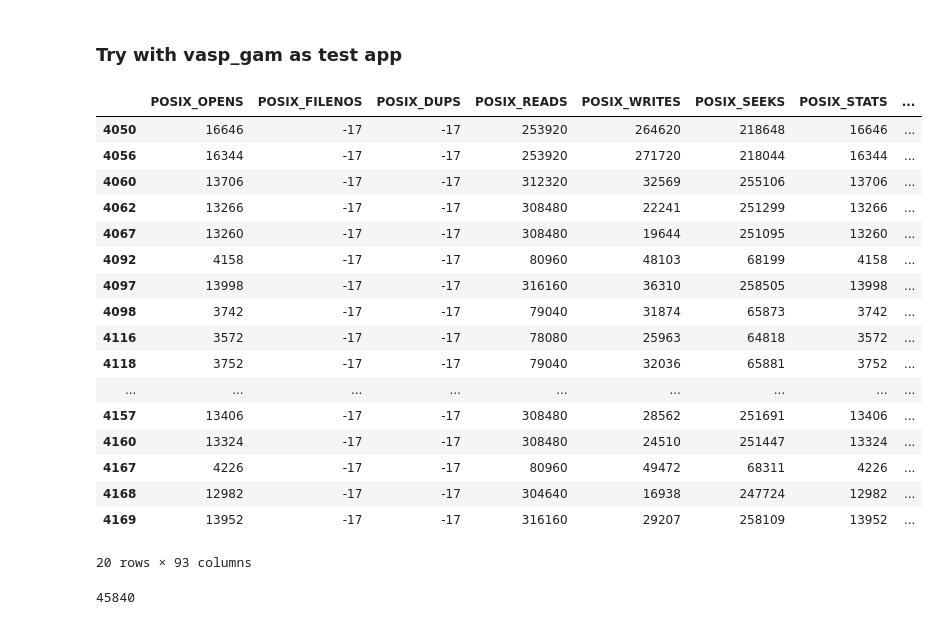
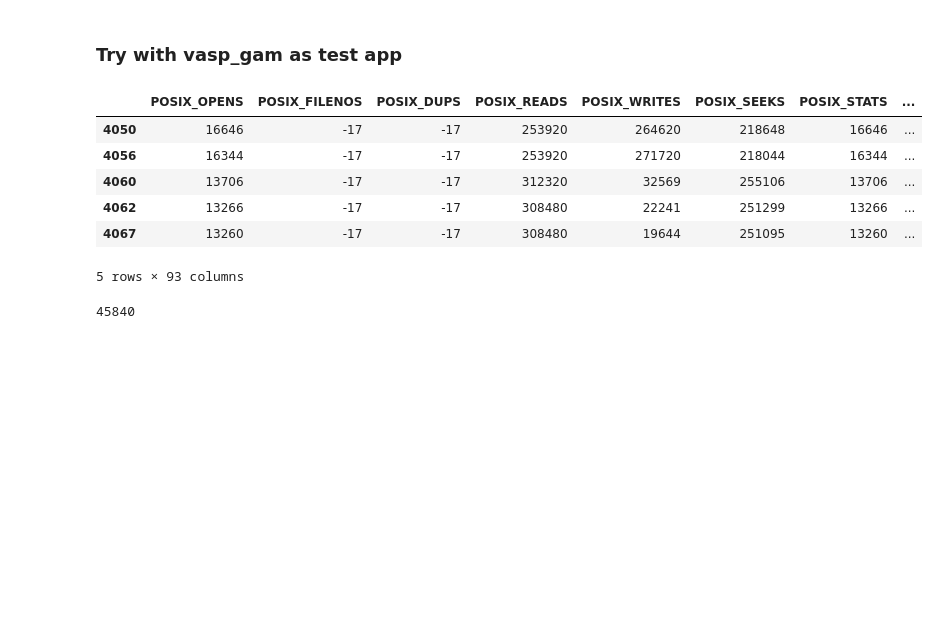
Before and after one commit to arcturus5340/IOTransferLearning, a Jupyter notebook: preprocessing/Blue_Waters_remove_dups.ipynb, the cells around one changed output. Saved outputs shown, nothing was run; the diff lists cells and outputs as text; code cells hidden in the pictures; blank space fills up the shorter version.

```diff
--- a/preprocessing/Blue_Waters_remove_dups.ipynb
+++ b/preprocessing/Blue_Waters_remove_dups.ipynb
@@ -13,26 +13,15 @@ df_no_time = pd.read_csv(Path(r"../data/blue_waters_posix_with_paths_no_negative
 ### Try with vasp_gam as test app
 # %%
 test_app = df_no_time[df_no_time.exe.str.strip() == 'vasp_gam']
-test_app.head(20)
+test_app.head()
 # %% [output]
 |  | POSIX_OPENS | POSIX_FILENOS | POSIX_DUPS | POSIX_READS | POSIX_WRITES | POSIX_SEEKS | POSIX_STATS | ... |
 | 4050 | 16646 | -17 | -17 | 253920 | 264620 | 218648 | 16646 | ... |
 | 4056 | 16344 | -17 | -17 | 253920 | 271720 | 218044 | 16344 | ... |
 | 4060 | 13706 | -17 | -17 | 312320 | 32569 | 255106 | 13706 | ... |
 | 4062 | 13266 | -17 | -17 | 308480 | 22241 | 251299 | 13266 | ... |
 | 4067 | 13260 | -17 | -17 | 308480 | 19644 | 251095 | 13260 | ... |
-| 4092 | 4158 | -17 | -17 | 80960 | 48103 | 68199 | 4158 | ... |
-| 4097 | 13998 | -17 | -17 | 316160 | 36310 | 258505 | 13998 | ... |
-| 4098 | 3742 | -17 | -17 | 79040 | 31874 | 65873 | 3742 | ... |
-| 4116 | 3572 | -17 | -17 | 78080 | 25963 | 64818 | 3572 | ... |
-| 4118 | 3752 | -17 | -17 | 79040 | 32036 | 65881 | 3752 | ... |
-| ... | ... | ... | ... | ... | ... | ... | ... | ... |
-| 4157 | 13406 | -17 | -17 | 308480 | 28562 | 251691 | 13406 | ... |
-| 4160 | 13324 | -17 | -17 | 308480 | 24510 | 251447 | 13324 | ... |
-| 4167 | 4226 | -17 | -17 | 80960 | 49472 | 68311 | 4226 | ... |
-| 4168 | 12982 | -17 | -17 | 304640 | 16938 | 247724 | 12982 | ... |
-| 4169 | 13952 | -17 | -17 | 316160 | 29207 | 258109 | 13952 | ... |
-20 rows × 93 columns
+5 rows × 93 columns
 # %%
 test_app_dups = test_app[test_app.POSIX_BYTES_READ.duplicated() & test_app.POSIX_BYTES_WRITTEN.duplicated()]
 len(test_app_dups)
```
Also changed, not shown: parts of 2 cells of this notebook, 7 other files.
